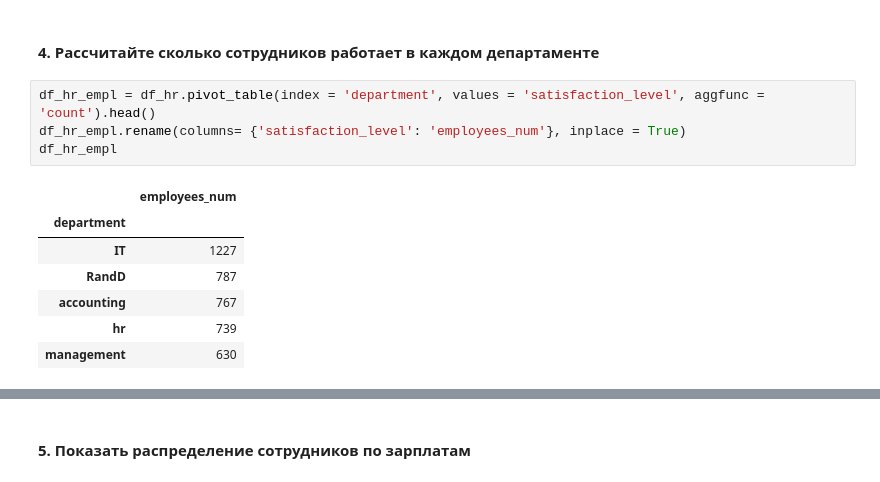
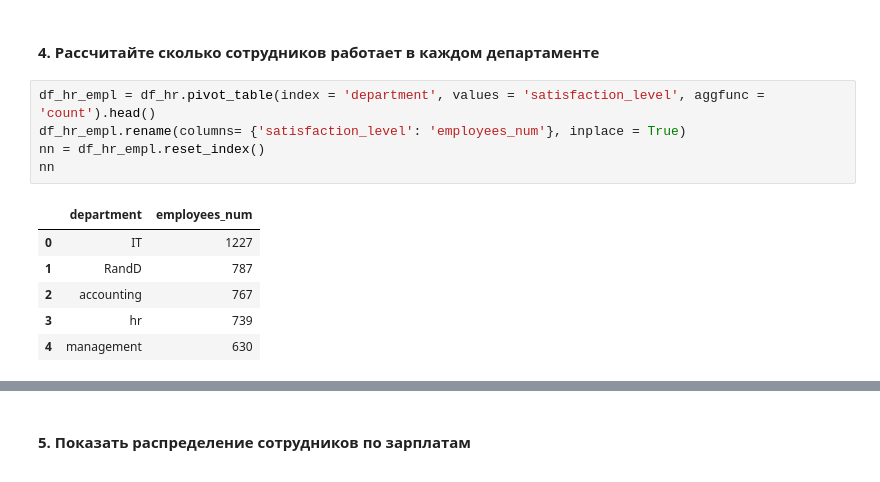
Before and after one commit to KseniyaBoeva/lessons, a Jupyter notebook: Диплом/Итоговая_работа.ipynb, the cells around one changed output, grey strips where cells are left out. Cells and saved outputs as stored; diff of their text form.

```diff
--- a/Диплом/Итоговая_работа.ipynb
+++ b/Диплом/Итоговая_работа.ipynb
@@ -97,12 +97,12 @@ plt.show()
 # %%
 df_hr_empl = df_hr.pivot_table(index = 'department', values = 'satisfaction_level', aggfunc = 'count').head()
 df_hr_empl.rename(columns= {'satisfaction_level': 'employees_num'}, inplace = True)
-df_hr_empl
+nn = df_hr_empl.reset_index()
+nn
 # %% [output]
-|  | employees_num |
-| department |  |
-| IT | 1227 |
-| RandD | 787 |
-| accounting | 767 |
-| hr | 739 |
-| management | 630 |
+|  | department | employees_num |
+| 0 | IT | 1227 |
+| 1 | RandD | 787 |
+| 2 | accounting | 767 |
+| 3 | hr | 739 |
+| 4 | management | 630 |
```
Also changed, not shown: parts of 5 cells of this notebook.
